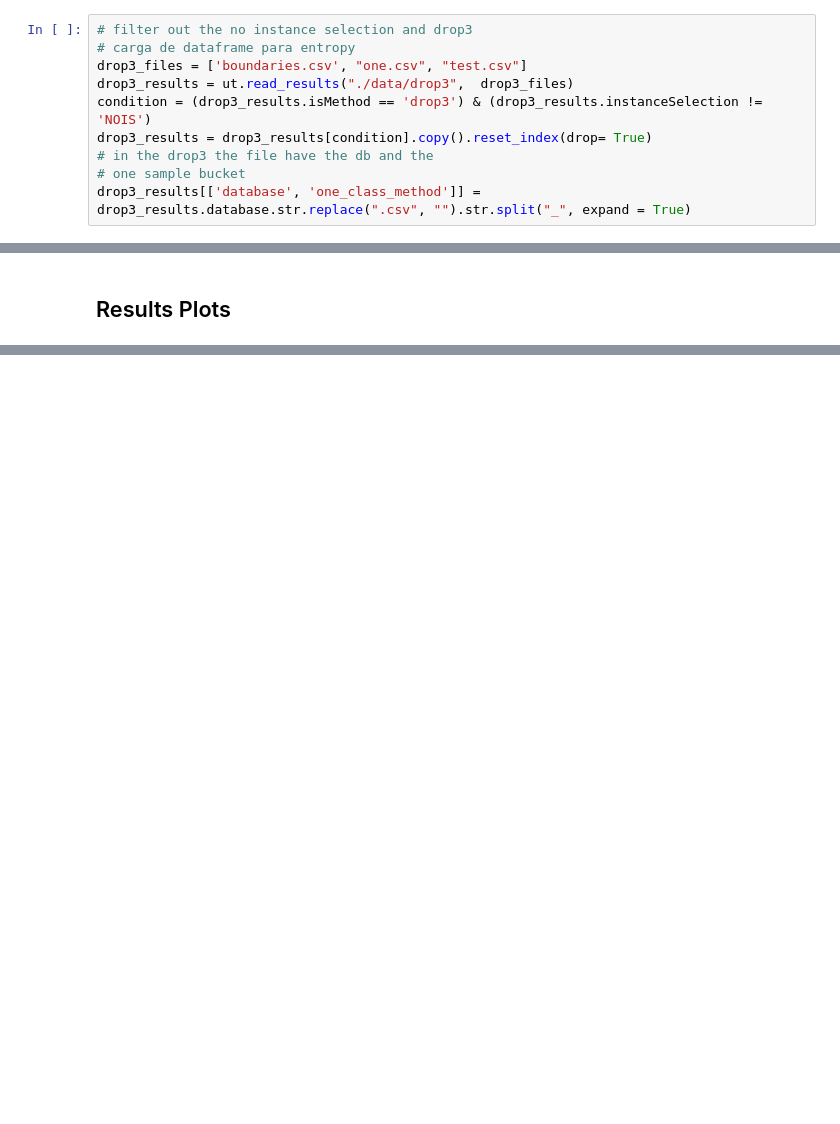
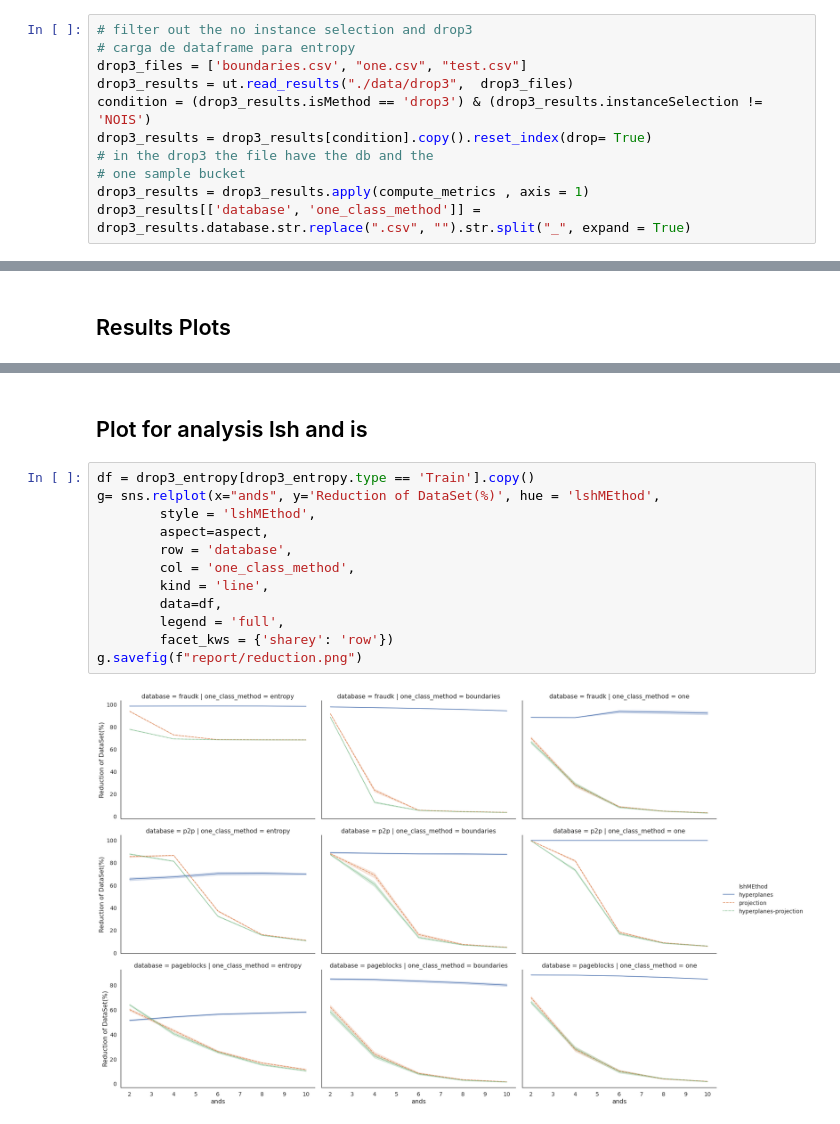
Before and after one commit to germaneduardo/results-analysis, a Jupyter notebook: results.ipynb, the cells around one changed output, grey strips where cells are left out. Drawn from its saved outputs; the diff is of its cells as text; blank space fills up the shorter version.

```diff
--- a/results.ipynb
+++ b/results.ipynb
@@ -52,4 +85,5 @@ condition = (drop3_results.isMethod == 'drop3') & (drop3_results.instanceSelecti
 drop3_results = drop3_results[condition].copy().reset_index(drop= True)
 # in the drop3 the file have the db and the
 # one sample bucket
+drop3_results = drop3_results.apply(compute_metrics , axis = 1)
 drop3_results[['database', 'one_class_method']] = drop3_results.database.str.replace(".csv", "").str.split("_", expand = True)
@@ -183,0 +300,16 @@ fig.show()
+# %% [markdown]
+## Plot for analysis lsh and is
+# %%
+df = drop3_entropy[drop3_entropy.type == 'Train'].copy()
+g= sns.relplot(x="ands", y='Reduction of DataSet(%)', hue = 'lshMEthod',
+        style = 'lshMEthod',
+        aspect=aspect,
+        row = 'database',
+        col = 'one_class_method',
+        kind = 'line',
+        data=df,
+        legend = 'full',
+        facet_kws = {'sharey': 'row'})
+g.savefig(f"report/reduction.png")
+# %% [output]
+[figure, added]
```
Also changed, not shown: parts of 33 cells of this notebook, 21 other files.
